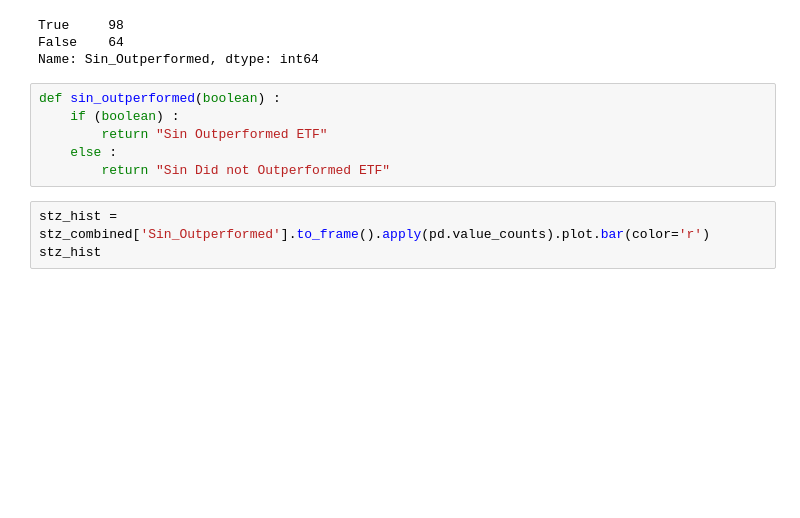
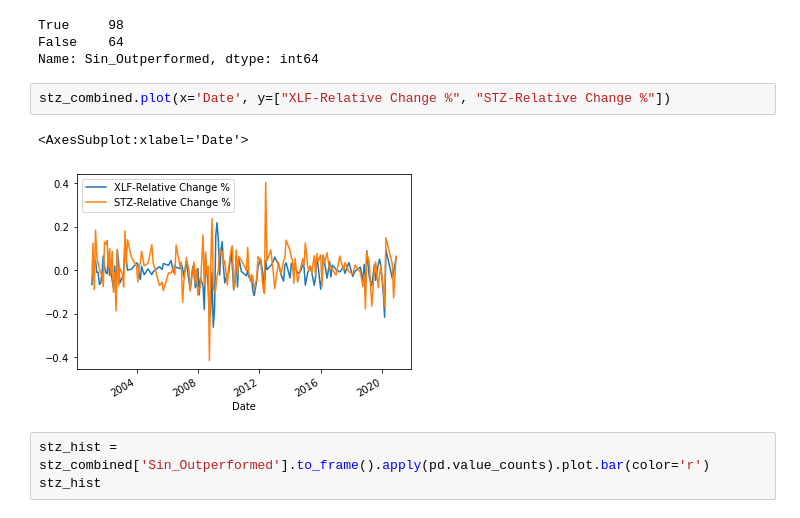
Before and after one commit to colischeng/ECON-323-Final-Project, a Jupyter notebook: Project.ipynb, the cells around one changed output. Saved outputs shown, nothing was run; the diff lists cells and outputs as text; blank space fills up the shorter version.

```diff
--- a/Project.ipynb
+++ b/Project.ipynb
@@ -963,12 +963,11 @@ stz_combined.Sin_Outperformed.value_counts()
 True     98
 False    64
 Name: Sin_Outperformed, dtype: int64
-# %%
-def sin_outperformed(boolean) :
-    if (boolean) :
-        return "Sin Outperformed ETF"
-    else :
-        return "Sin Did not Outperformed ETF"
+# %%
+stz_combined.plot(x='Date', y=["XLF-Relative Change %", "STZ-Relative Change %"])
+# %% [output]
+<AxesSubplot:xlabel='Date'>
+[figure, added]
 # %%
 stz_hist = stz_combined['Sin_Outperformed'].to_frame().apply(pd.value_counts).plot.bar(color='r')
 stz_hist
```
Also changed, not shown: parts of 2 cells of this notebook.
